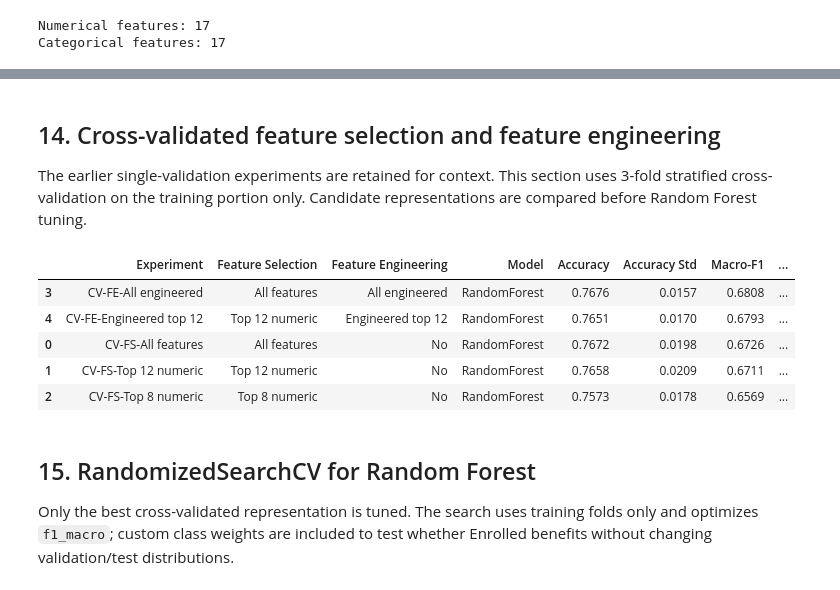
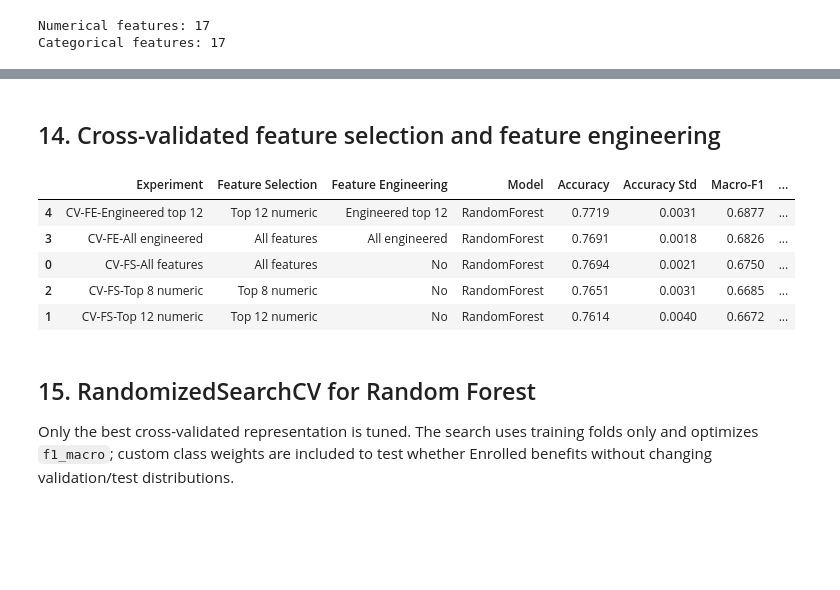
Before and after one commit to sondts-ai/student_outcome_mlops, a Jupyter notebook: project/notebooks/improve_baseline.ipynb, the cells around one changed output, grey strips where cells are left out. Saved outputs shown, nothing was run; the diff lists cells and outputs as text; code cells hidden in the pictures; blank space fills up the shorter version.

Commit message:
complete mlops pipeline

```diff
--- a/project/notebooks/improve_baseline.ipynb
+++ b/project/notebooks/improve_baseline.ipynb
@@ -614,0 +775,43 @@ Tune only Random Forest configurations using the validation split. The primary o
+# %%
+n_estimators_candidates = [50, 100, 200, 300, 500, 800]
+
+n_estimators_results = []
+
+for n in n_estimators_candidates:
+
+    model = Pipeline(
+        [
+            ("preprocessor", make_preprocessor(engineered_num_cols)),
+            (
+                "model",
+                RandomForestClassifier(
+                    n_estimators=n,
+                    random_state=RANDOM_STATE,
+                    n_jobs=-1,
+                    max_depth=None,
+                    min_samples_leaf=1,
+                    max_features="sqrt",
+                    class_weight=None,
+                ),
+            ),
+        ]
+    )
+
+    model.fit(X_subtrain_engineered, y_subtrain)
+
+    pred = model.predict(X_valid_engineered)
+
+    result = evaluate_predictions(
+        y_valid,
+        pred,
+        f"Exp 08.n{n}",
+        "RandomForest",
+        split="validation"
+    )
+
+    result.update({
+        "n_estimators": n,
+        "Pipeline": model,
+    })
+
+    n_estimators_results.append(result)
@@ -698,7 +1024,5 @@ display(
 # %% [markdown]
 ## 14. Cross-validated feature selection and feature engineering
-
-The earlier single-validation experiments are retained for context. This section uses 3-fold stratified cross-validation on the training portion only. Candidate representations are compared before Random Forest tuning.
 # %%
 # CV candidates: all features, selected subsets, and domain-motivated engineered features
 cv_splitter = StratifiedKFold(n_splits=3, shuffle=True, random_state=RANDOM_STATE)
@@ -721,7 +1045,7 @@ for subset_name, numeric_subset in feature_subsets.items():
             (
                 "model",
                 RandomForestClassifier(
-                    n_estimators=300, random_state=RANDOM_STATE, n_jobs=-1
+                    n_estimators=100, random_state=RANDOM_STATE, n_jobs=-1
                 ),
             ),
         ]
@@ -808,38 +1132,38 @@ for feature_group, numeric_subset in {
         {
             "Experiment": f"CV-FE-{feature_group}",
             "Feature Selection": (
                 "Top 12 numeric"
                 if feature_group == "Engineered top 12"
                 else "All features"
             ),
             "Feature Engineering": feature_group,
             "Model": "RandomForest",
             "Accuracy": scores["test_accuracy"].mean(),
             "Accuracy Std": scores["test_accuracy"].std(),
             "Macro-F1": scores["test_macro_f1"].mean(),
             "Macro-F1 Std": scores["test_macro_f1"].std(),
             "Enrolled F1": scores["test_enrolled_f1"].mean(),
             "Pipeline": fitted_candidate,
             "X_data": X_subtrain_engineered,
             "X_full": X_train_engineered,
             "representation": feature_group,
         }
     )
 
 cv_representation_table = pd.DataFrame(
     [
         {k: v for k, v in row.items() if k not in {"Pipeline", "X_data", "X_full"}}
         for row in cv_candidates
     ]
 ).sort_values(["Macro-F1", "Enrolled F1", "Accuracy"], ascending=False)
 display(cv_representation_table.round(4))
 # %% [output]
 |  | Experiment | Feature Selection | Feature Engineering | Model | Accuracy | Accuracy Std | Macro-F1 | ... |
-| 3 | CV-FE-All engineered | All features | All engineered | RandomForest | 0.7676 | 0.0157 | 0.6808 | ... |
-| 4 | CV-FE-Engineered top 12 | Top 12 numeric | Engineered top 12 | RandomForest | 0.7651 | 0.0170 | 0.6793 | ... |
-| 0 | CV-FS-All features | All features | No | RandomForest | 0.7672 | 0.0198 | 0.6726 | ... |
-| 1 | CV-FS-Top 12 numeric | Top 12 numeric | No | RandomForest | 0.7658 | 0.0209 | 0.6711 | ... |
-| 2 | CV-FS-Top 8 numeric | Top 8 numeric | No | RandomForest | 0.7573 | 0.0178 | 0.6569 | ... |
+| 4 | CV-FE-Engineered top 12 | Top 12 numeric | Engineered top 12 | RandomForest | 0.7719 | 0.0031 | 0.6877 | ... |
+| 3 | CV-FE-All engineered | All features | All engineered | RandomForest | 0.7691 | 0.0018 | 0.6826 | ... |
+| 0 | CV-FS-All features | All features | No | RandomForest | 0.7694 | 0.0021 | 0.6750 | ... |
+| 2 | CV-FS-Top 8 numeric | Top 8 numeric | No | RandomForest | 0.7651 | 0.0031 | 0.6685 | ... |
+| 1 | CV-FS-Top 12 numeric | Top 12 numeric | No | RandomForest | 0.7614 | 0.0040 | 0.6672 | ... |
 # %% [markdown]
 ## 15. RandomizedSearchCV for Random Forest
 
```
Also changed, not shown: parts of 59 cells of this notebook, 9 other files.
